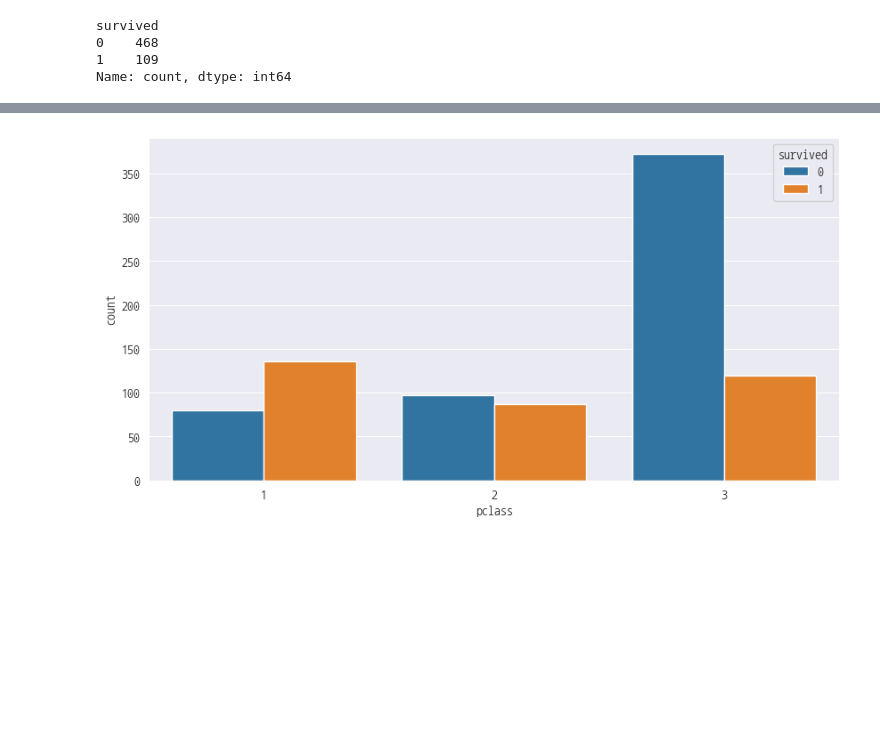
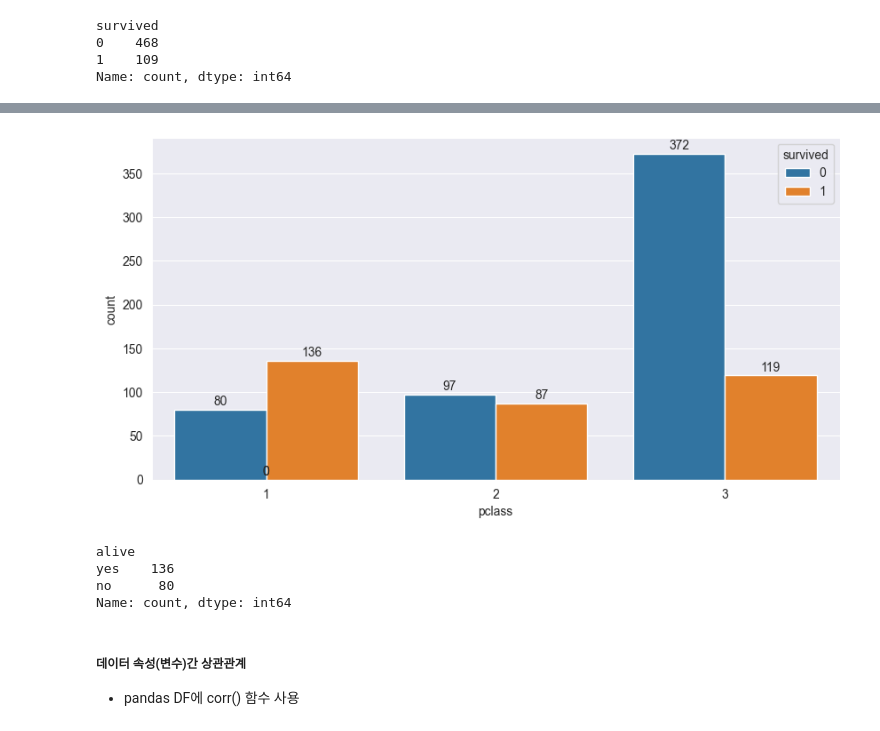
Before and after one commit to hyanyul/python-analysis-2024, a Jupyter notebook: day10/pa22_타이타닉생존자_상관분석.ipynb, the cells around one changed output, grey strips where cells are left out. Saved outputs shown, nothing was run; the diff lists cells and outputs as text; code cells hidden in the pictures; blank space fills up the shorter version.

```diff
--- a/day10/pa22_타이타닉생존자_상관분석.ipynb
+++ b/day10/pa22_타이타닉생존자_상관분석.ipynb
@@ -228,9 +228,23 @@ plt.show()
 # %%
 # 등급(pclass) 생존자 수 바차트
 plt.figure(figsize=(10, 5))
 #stat=count. percent 등이 있음
-sns.countplot(dfTitanic, x='pclass', hue='survived', stat='count')
+ax = sns.countplot(dfTitanic, x='pclass', hue='survived', stat='count')
+
+for p in ax.patches:
+    height = p.get_height()
+    ax.text(p.get_x() + p.get_width() / 2., height + 5, int(height), ha = 'center', size=10)
 
 plt.show()
 # %% [output]
-[figure, old version]
+[figure, new version]
+# %%
+dfTitanic[dfTitanic['pclass'] == 1]['alive'].value_counts()
+# %% [output]
+alive
+yes    136
+no      80
+Name: count, dtype: int64
+# %% [markdown]
+##### 데이터 속성(변수)간 상관관계
+- pandas DF에 corr() 함수 사용
```
Also changed, not shown: parts of 12 cells of this notebook, 1 other file.
